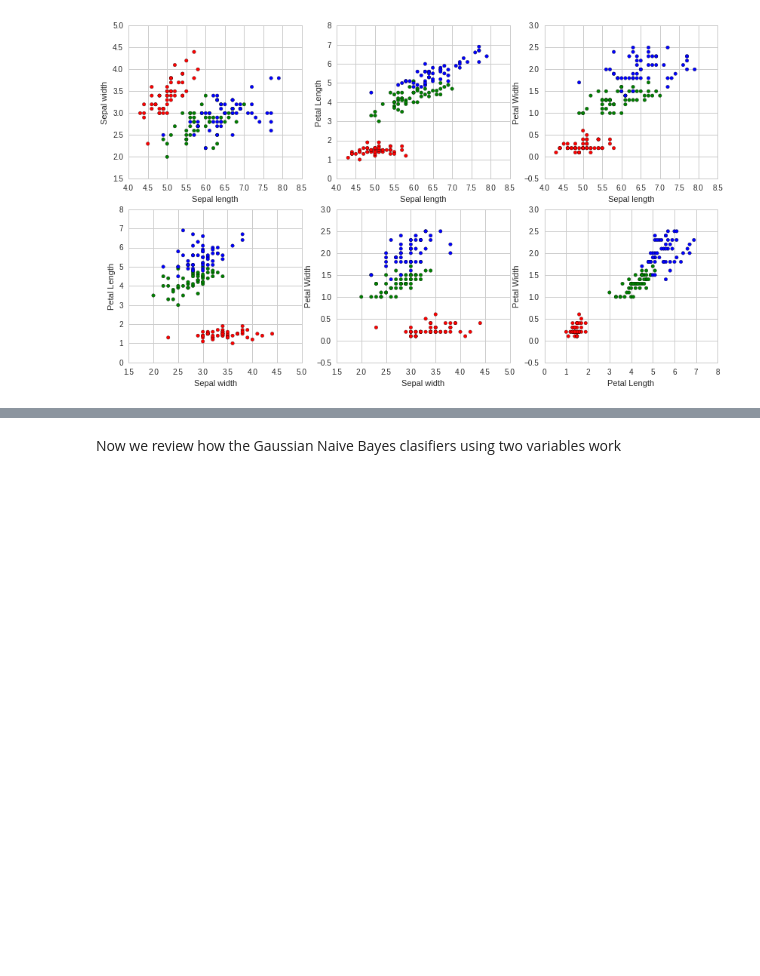
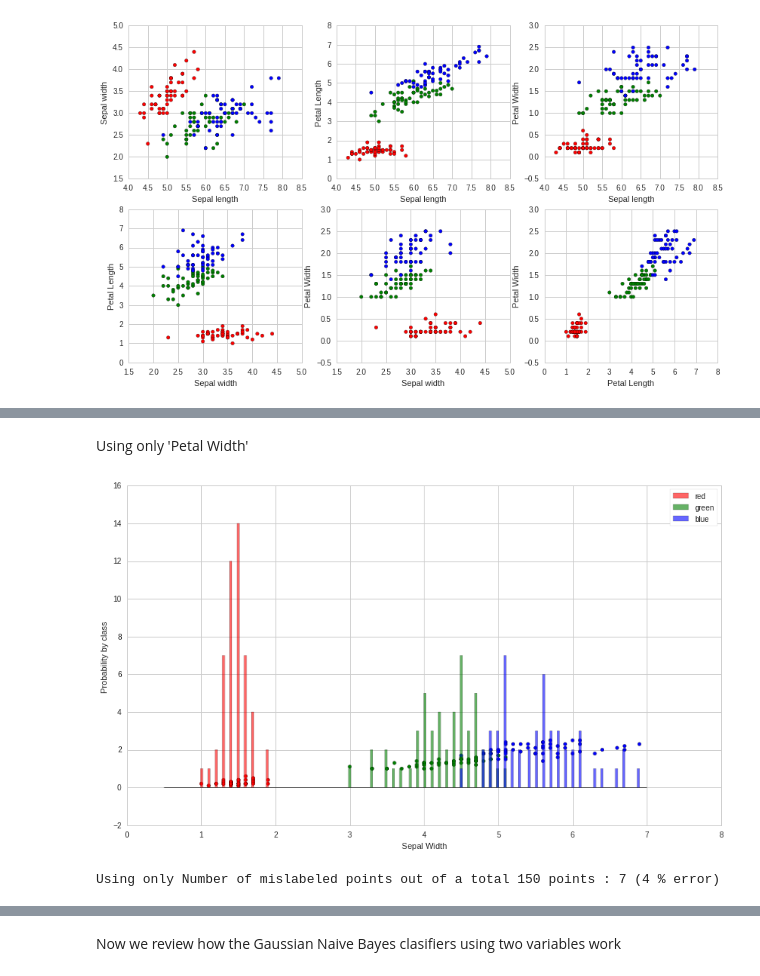
Before and after one commit to BKDF/ML, a Jupyter notebook: Naive+Bayes+Gaussian+Iris+Quantopian.ipynb, the cells around one changed output, grey strips where cells are left out. Cells and saved outputs as stored; diff of their text form; code cells hidden in the pictures; blank space fills up the shorter version.

```diff
--- a/Naive+Bayes+Gaussian+Iris+Quantopian.ipynb
+++ b/Naive+Bayes+Gaussian+Iris+Quantopian.ipynb
@@ -266,0 +311,34 @@ Using only Number of mislabeled points out of a total 150 points : 6 (4 %error)
+# %% [markdown]
+Using only 'Petal Width'
+# %%
+x = X[:,2]
+
+mask = (y == 0)
+xr = x[mask]
+
+mask = (y == 1)
+xg = x[mask]
+
+mask = (y == 2)
+xb = x[mask]
+
+xlim = (0.5, 7)
+bins = np.linspace(xlim[0], xlim[1], 200)
+
+plt.scatter(X[:, 2], X[:, 3], c=color, edgecolor='k')
+plt.hist(xr, bins, alpha=0.6,  histtype='stepfilled', label='red',  color='red')
+plt.hist(xg, bins, alpha=0.6,  histtype='stepfilled', label='green', color='green' )
+plt.hist(xb, bins, alpha=0.6,  histtype='stepfilled', label='blue', color='blue')
+plt.legend(loc='upper right')
+plt.xlabel('Sepal Width')
+plt.ylabel('Probability by class ')
+plt.show()
+
+x = np.array([[v,v] for v in  X[:,2]])
+y_pred = gnb.fit(x, y).predict(x)
+correct = (y != y_pred).sum()
+percent =  float(correct) / len(x) * 100.0
+print "Using only Number of mislabeled points out of a total %d points : %d (%d %% error)"  % (len(x),correct,percent)
+# %% [output]
+[figure, added]
+Using only Number of mislabeled points out of a total 150 points : 7 (4 % error)
```
Also changed, not shown: parts of 12 cells of this notebook.
